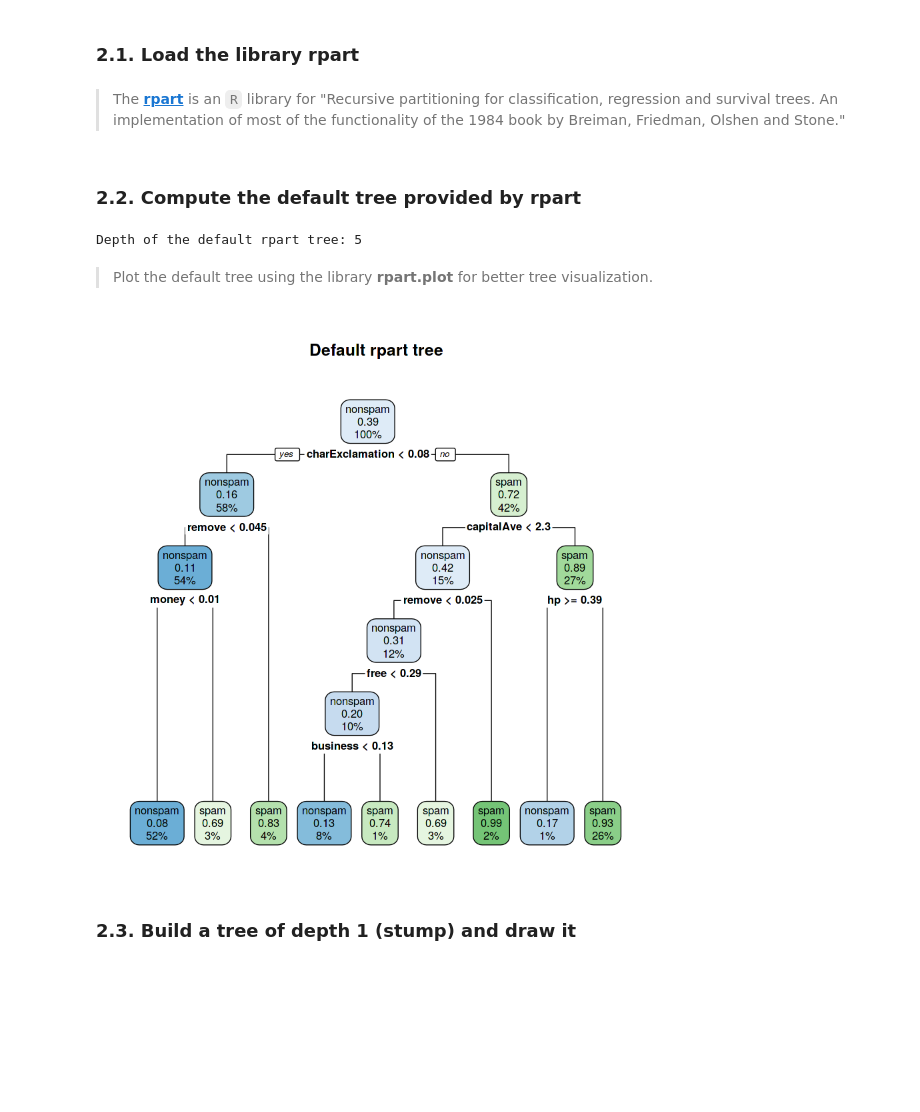
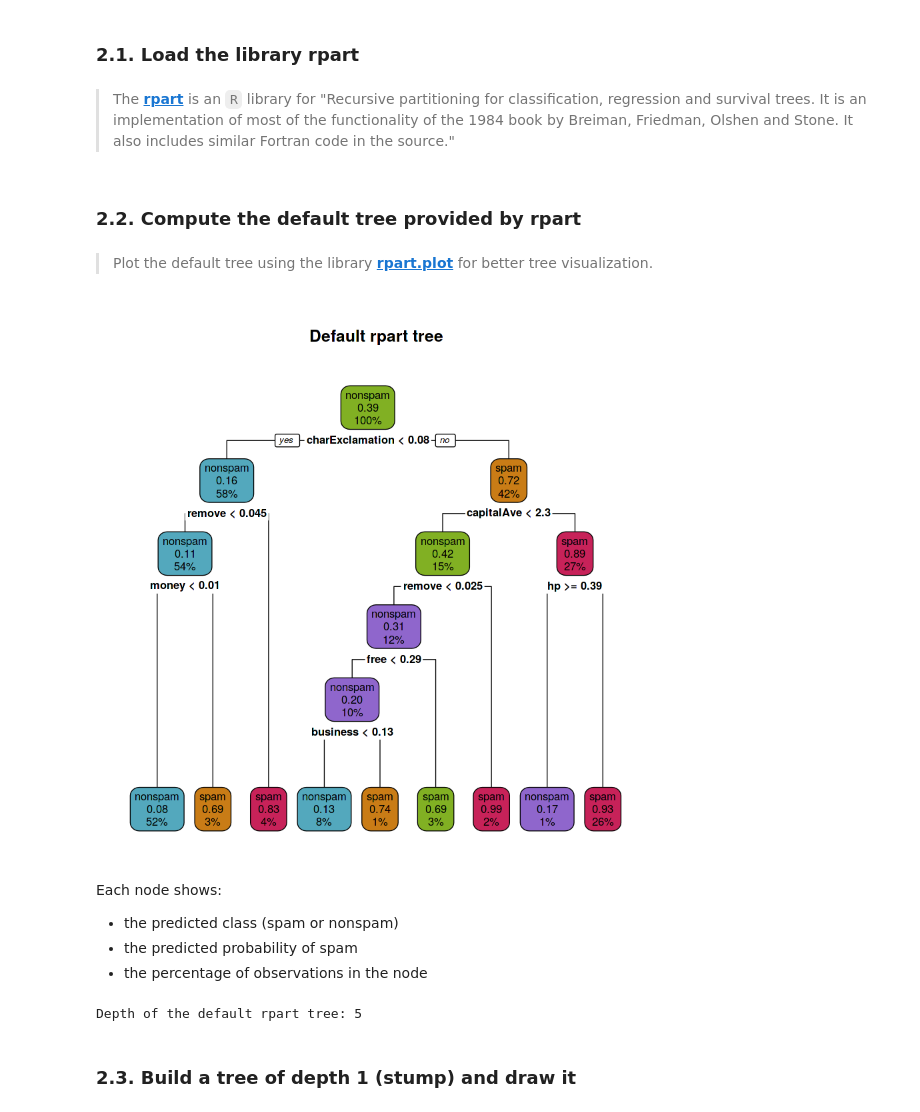
Before and after one commit to guzmanlopez/ACRRF_course, a Jupyter notebook: trabajo-final.ipynb, the cells around one changed output. Saved outputs shown, nothing was run; the diff lists cells and outputs as text; code cells hidden in the pictures; blank space fills up the shorter version.

Commit message:
customize rpart trees, explain standarization, add more comments to code

```diff
--- a/trabajo-final.ipynb
+++ b/trabajo-final.ipynb
@@ -195,6 +195,6 @@ test <- test[, -59]
 # %%
 library(rpart)
 # %% [markdown]
-> The [**rpart**](https://cran.r-project.org/web/packages/rpart/rpart.pdf 'rpart pdf manual') is an `R` library for "Recursive partitioning for classification, regression and survival trees. An implementation of most of the functionality of the 1984 book by Breiman, Friedman, Olshen and Stone."
+> The [**rpart**](https://cran.r-project.org/web/packages/rpart/rpart.pdf 'rpart pdf manual') is an `R` library for "Recursive partitioning for classification, regression and survival trees. It is an implementation of most of the functionality of the 1984 book by Breiman, Friedman, Olshen and Stone. It also includes similar Fortran code in the source."
 # %% [markdown]
 ### 2.2. Compute the default tree provided by **rpart**
@@ -201 +204,14 @@ library(rpart)
+# %% [markdown]
+> Plot the default tree using the library [**rpart.plot**](http://www.milbo.org/rpart-plot/prp.pdf) for better tree visualization.
+# %%
+library("rpart.plot")
+rpart.plot(fit.train.def, main = "Default rpart tree", box.palette = rev(c(red, orange, green, purple, blue)), type = 2)
+# %% [output]
+[figure, added]
+# %% [markdown]
+Each node shows:
+
+- the predicted class (spam or nonspam)
+- the predicted probability of spam
+- the percentage of observations in the node
 # %%
@@ -207,10 +220,3 @@ depth.def <- max(rpart:::tree.depth(as.numeric(rownames(fit.train.def$frame))))
 cat(paste0("Depth of the default rpart tree: ", depth.def))
 # %% [output]
 Depth of the default rpart tree: 5
-# %% [markdown]
-> Plot the default tree using the library **rpart.plot** for better tree visualization.
-# %%
-library("rpart.plot")
-rpart.plot(fit.train.def, main = "Default rpart tree")
-# %% [output]
-[figure, removed]
```
Also changed, not shown: parts of 24 cells of this notebook.
